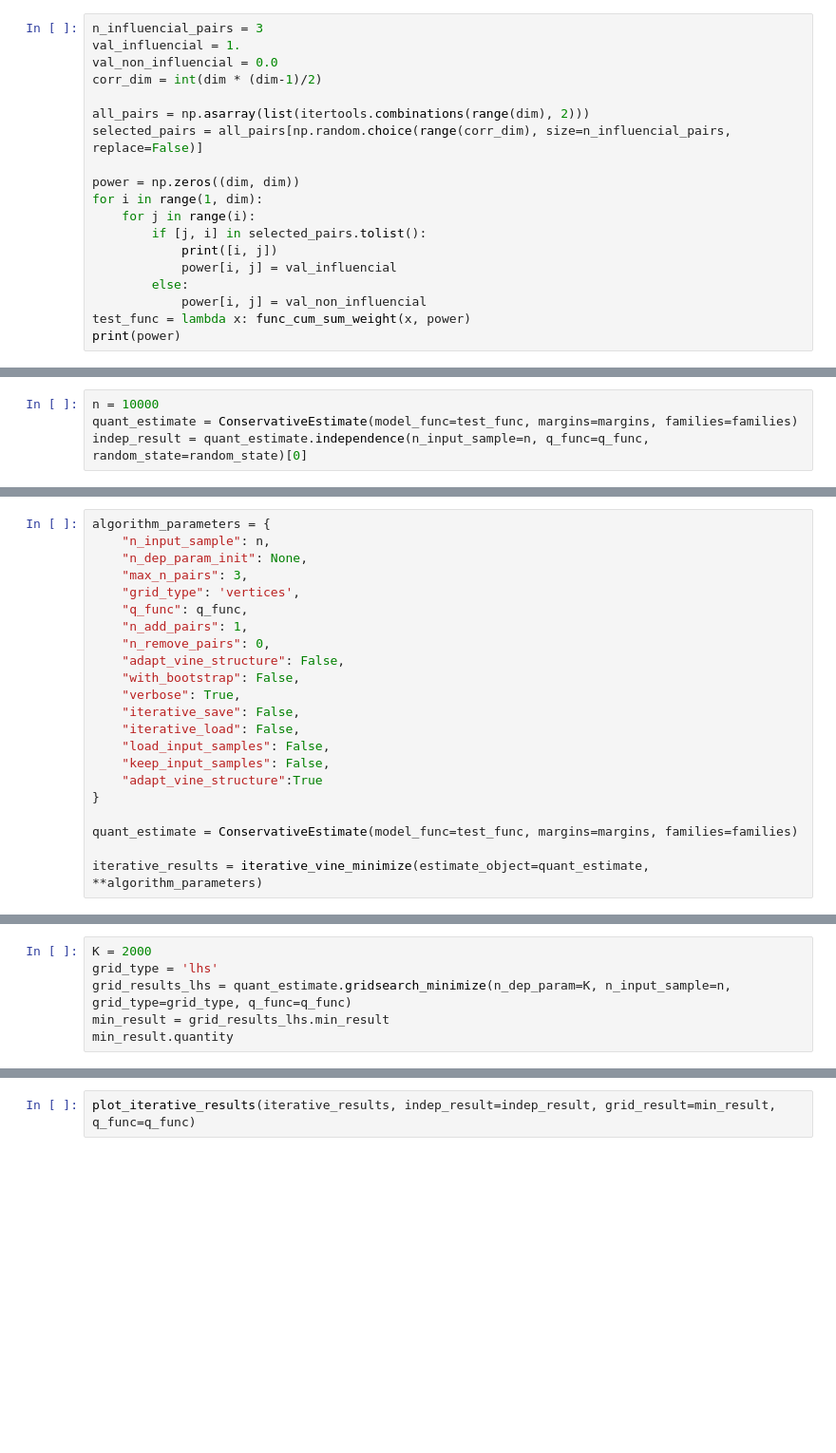
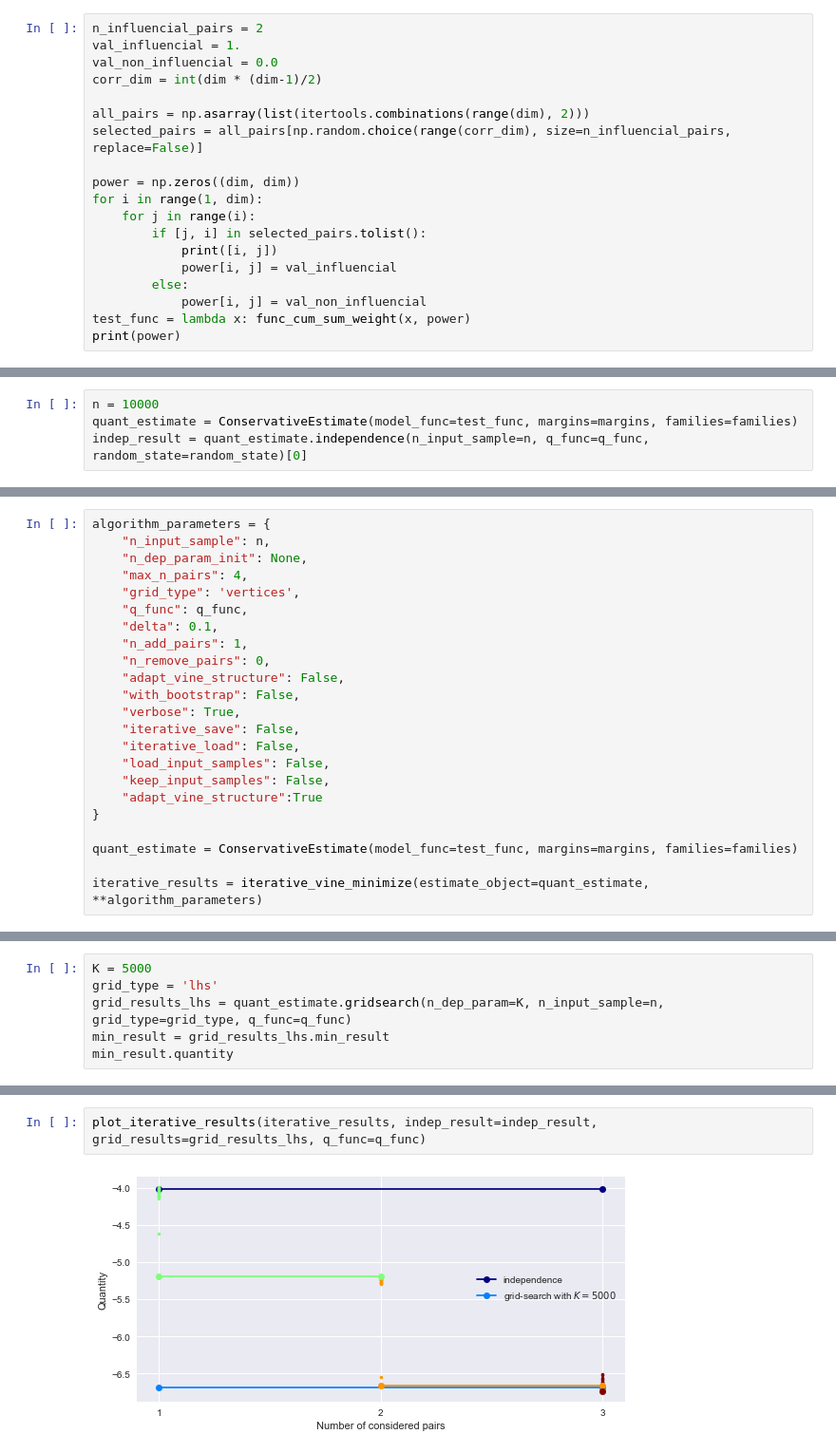
Before and after one commit to NazBen/dep-impact, a Jupyter notebook: examples/test-new-function.ipynb, the cells around one changed output, grey strips where cells are left out. Shown: that part at 95% size. Drawn from its saved outputs; the diff is of its cells as text; blank space fills up the shorter version.

```diff
--- a/examples/test-new-function.ipynb
+++ b/examples/test-new-function.ipynb
@@ -26,7 +26,7 @@ alpha = 0.05
 q_func = quantile_func(alpha)
 families = np.tril(np.ones((dim, dim)), k=1)
 # %%
-n_influencial_pairs = 3
+n_influencial_pairs = 2
 val_influencial = 1.
 val_non_influencial = 0.0
 corr_dim = int(dim * (dim-1)/2)
@@ -75,9 +96,10 @@ matrix_plot_results(results, figsize=(18, 15))
 algorithm_parameters = {
     "n_input_sample": n,
     "n_dep_param_init": None,
-    "max_n_pairs": 3,
+    "max_n_pairs": 4,
     "grid_type": 'vertices',
     "q_func": q_func,
+    "delta": 0.1,
     "n_add_pairs": 1,
     "n_remove_pairs": 0,
     "adapt_vine_structure": False,
@@ -96,6 +136,6 @@ iterative_results = iterative_vine_minimize(estimate_object=quant_estimate, **al
 # %%
-K = 2000
+K = 5000
 grid_type = 'lhs'
-grid_results_lhs = quant_estimate.gridsearch_minimize(n_dep_param=K, n_input_sample=n, grid_type=grid_type, q_func=q_func)
+grid_results_lhs = quant_estimate.gridsearch(n_dep_param=K, n_input_sample=n, grid_type=grid_type, q_func=q_func)
 min_result = grid_results_lhs.min_result
 min_result.quantity
@@ -102,3 +144,5 @@ min_result.quantity
 # %%
-plot_iterative_results(iterative_results, indep_result=indep_result, grid_result=min_result, q_func=q_func)
+plot_iterative_results(iterative_results, indep_result=indep_result, grid_results=grid_results_lhs, q_func=q_func)
+# %% [output]
+[figure, added]
 # %%
```
Also changed, not shown: parts of 6 cells of this notebook, 1 other file.
